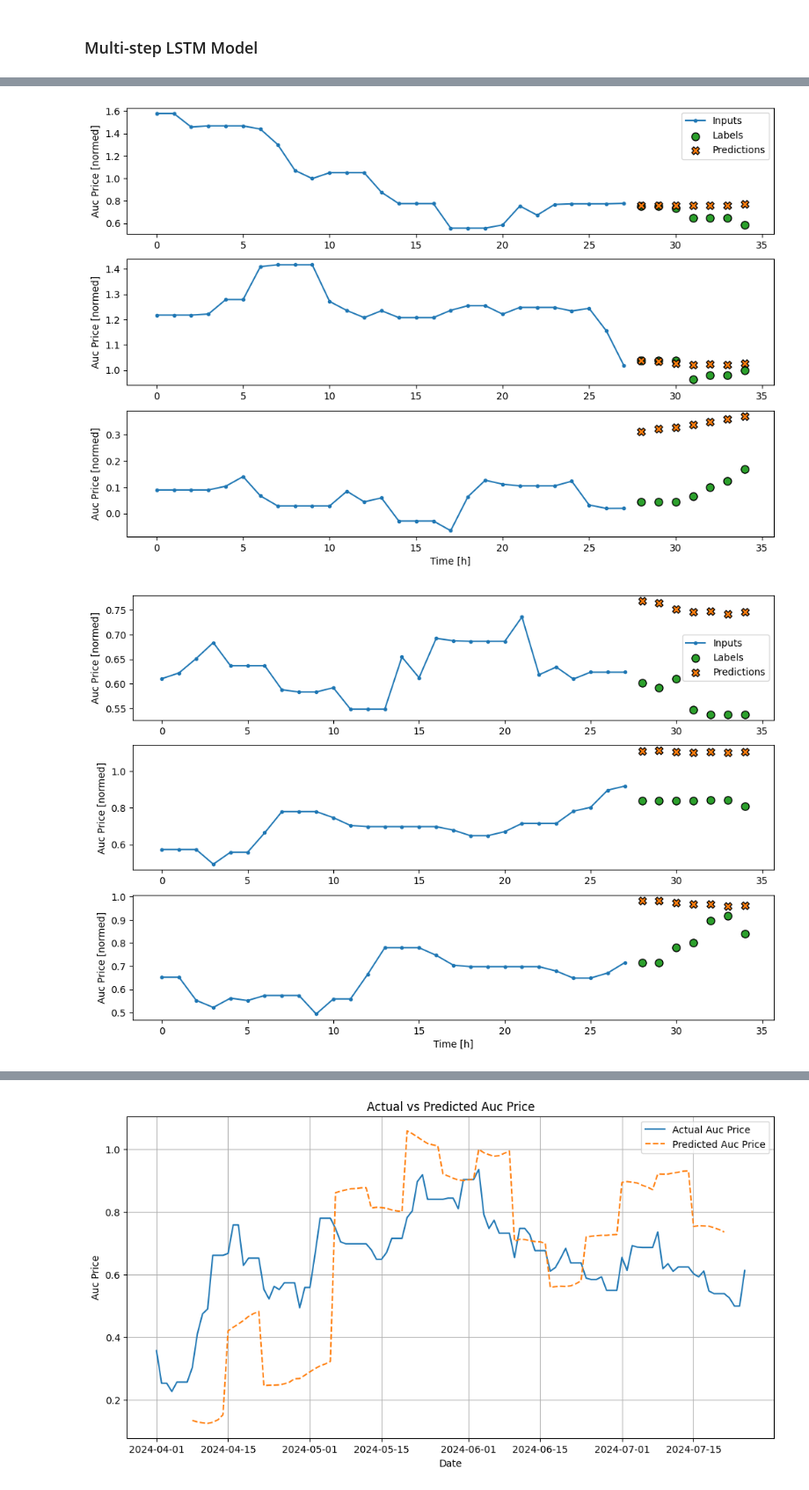
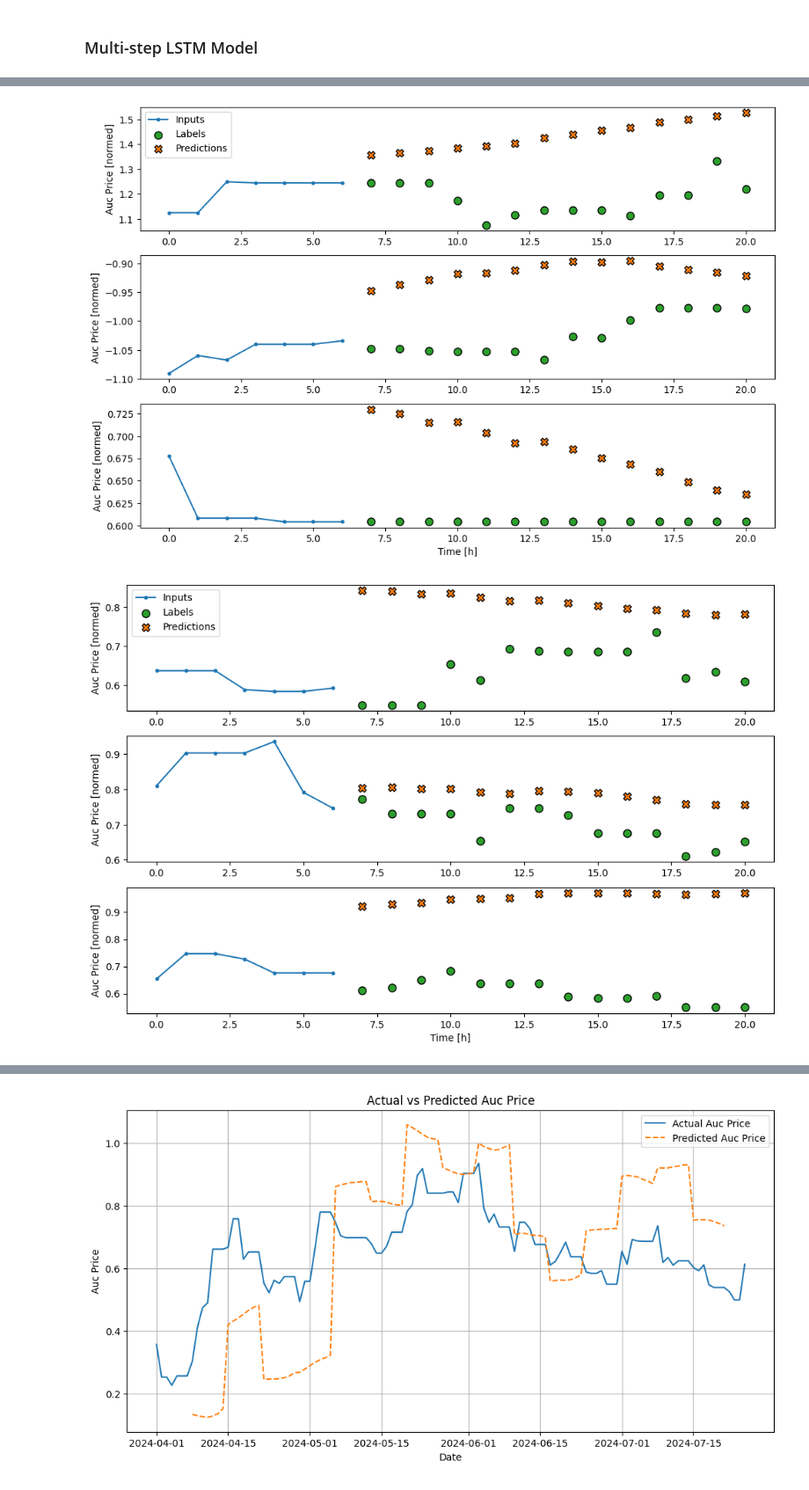
Before and after one commit to wyne1/carbon-market-forecasting, a Jupyter notebook: lstm-model.ipynb, the cells around one changed output, grey strips where cells are left out. Shown at 88% size. Saved outputs shown, nothing was run; the diff lists cells and outputs as text; code cells hidden in the pictures.

```diff
--- a/lstm-model.ipynb
+++ b/lstm-model.ipynb
@@ -724,8 +724,8 @@ train_df, test_df, val_df = preprocessor.train_test_data(merged_df)
 train_df, test_df, val_df = preprocessor.normalize(train_df, test_df, val_df)
 
 num_features = len(test_df.columns)
-OUT_STEPS = 7
-multi_window = WindowGenerator(input_width=28,
+OUT_STEPS = 14
+multi_window = WindowGenerator(input_width=7,
                                train_df=train_df, val_df=val_df, test_df=test_df,
                                label_width=OUT_STEPS,
                                shift=OUT_STEPS)
@@ -817,2 +810,2 @@ Epoch 40/40
-[figure, old version]
+[figure, new version]
-[figure, old version]
+[figure, new version]
```
Also changed, not shown: parts of 8 cells of this notebook.
